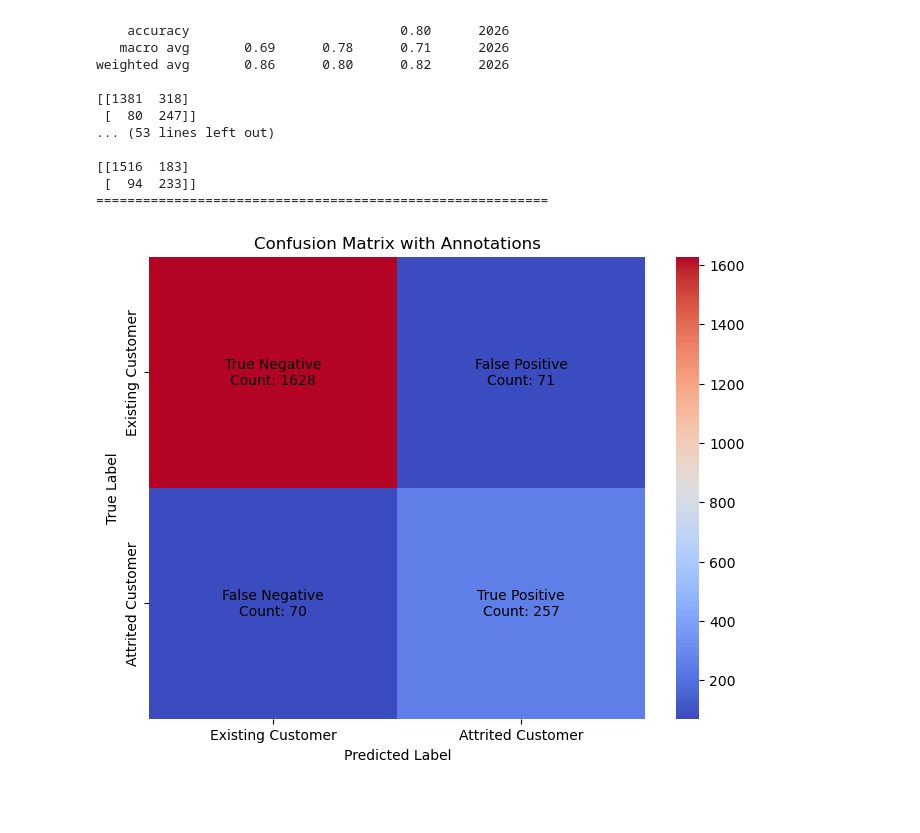
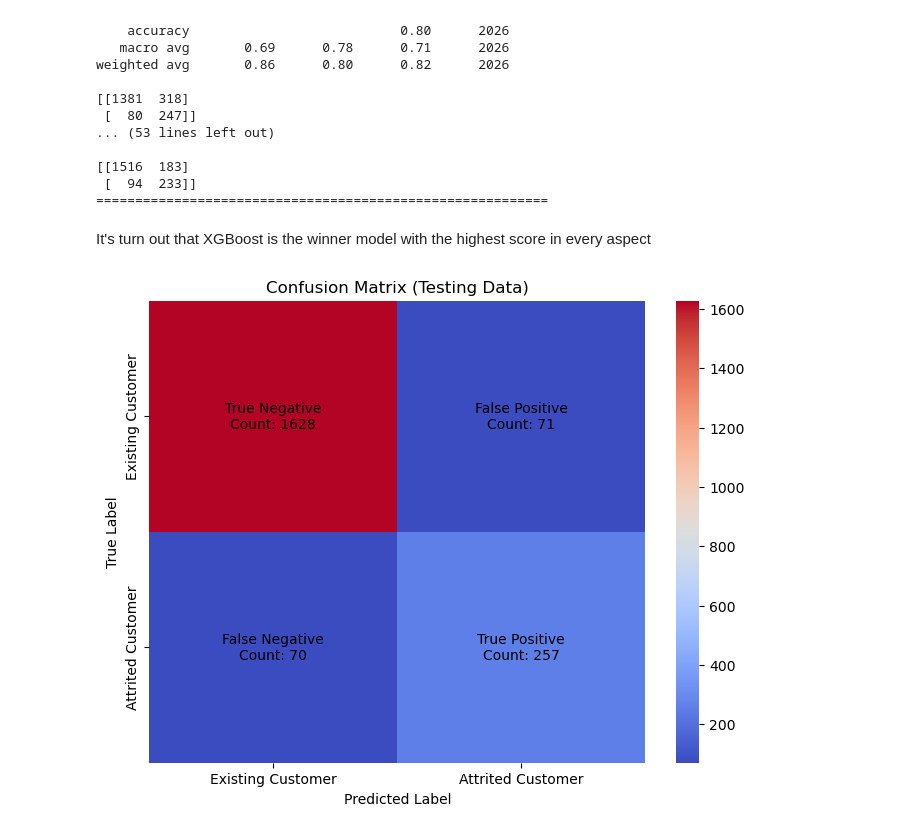
Before and after one commit to tnbsuntae/Credit_Card_Churn_Project, a Jupyter notebook: project.ipynb, the cells around one changed output. Drawn from its saved outputs; the diff is of its cells as text; code cells hidden in the pictures; blank space fills up the shorter version.

```diff
--- a/project.ipynb
+++ b/project.ipynb
@@ -625,29 +665,31 @@ weighted avg       0.86      0.80      0.82      2026
 [[1516  183]
  [  94  233]]
 ==========================================================
+# %% [markdown]
+It's turn out that XGBoost is the winner model with the highest score in every aspect
 # %%
 cm = confusion_matrix(y_test, y_pred)
 
 labels = ['Existing Customer', 'Attrited Customer']
 
 annotations = np.array([['True Negative', 'False Positive'],
                         ['False Negative', 'True Positive']])
 
 plt.figure(figsize=(8, 6))
 ax = sns.heatmap(cm, annot=False, fmt='d', cmap='coolwarm', cbar=True, xticklabels=labels, yticklabels=labels)
 
 for i in range(cm.shape[0]):
     for j in range(cm.shape[1]):
         text = annotations[i, j] + f"\nCount: {cm[i, j]}"
         ax.text(j + 0.5, i + 0.5, text, ha='center', va='center', color='black')
 
-plt.title('Confusion Matrix with Annotations')
+plt.title('Confusion Matrix (Testing Data)')
 plt.xlabel('Predicted Label')
 plt.ylabel('True Label')
 
 plt.show()
 # %% [output]
-[figure, old version]
+[figure, new version]
 # %%
 report_dict = classification_report(y_test, y_pred, output_dict=True)
 
```
Also changed, not shown: parts of 29 cells of this notebook.
